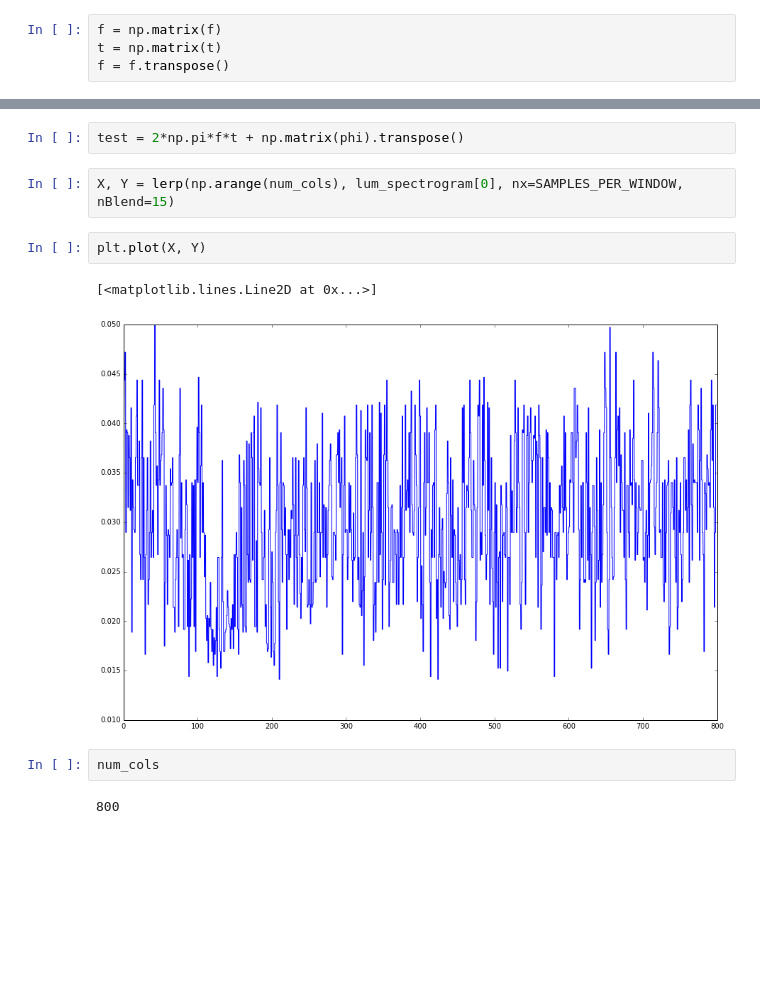
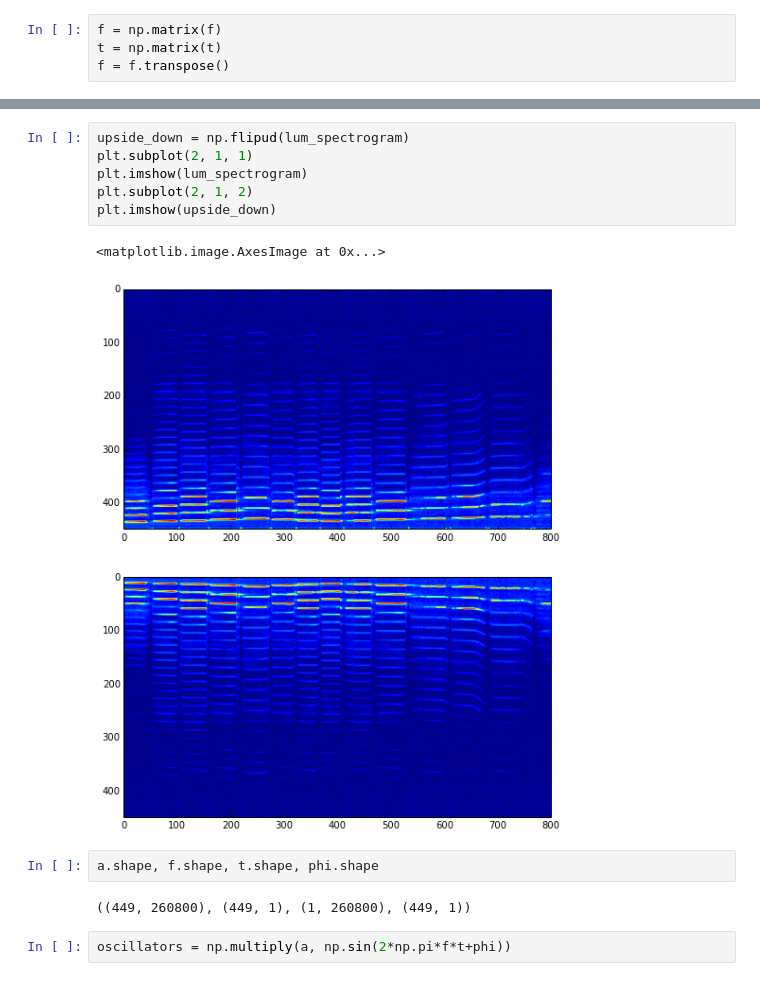
Before and after one commit to amygdalama/furrier-transform, a Jupyter notebook: furrier-transform.ipynb, the cells around one changed output, grey strips where cells are left out. Drawn from its saved outputs; the diff is of its cells as text; blank space fills up the shorter version.

```diff
--- a/furrier-transform.ipynb
+++ b/furrier-transform.ipynb
@@ -117,13 +137,15 @@ f = f.transpose()
+# %%
+upside_down = np.flipud(lum_spectrogram)
+plt.subplot(2, 1, 1)
+plt.imshow(lum_spectrogram)
+plt.subplot(2, 1, 2)
+plt.imshow(upside_down)
+# %% [output]
+<matplotlib.image.AxesImage at 0x...>
+[figure, added]
+# %%
+a.shape, f.shape, t.shape, phi.shape
+# %% [output]
+((449, 260800), (449, 1), (1, 260800), (449, 1))
 # %%
-test = 2*np.pi*f*t + np.matrix(phi).transpose()
+oscillators = np.multiply(a, np.sin(2*np.pi*f*t+phi))
-# %%
-X, Y = lerp(np.arange(num_cols), lum_spectrogram[0], nx=SAMPLES_PER_WINDOW, nBlend=15)
-# %%
-plt.plot(X, Y)
-# %% [output]
-[<matplotlib.lines.Line2D at 0x...>]
-[figure, removed]
-# %%
-num_cols
-# %% [output]
-800
```
Also changed, not shown: parts of 11 cells of this notebook, 9 other files.
